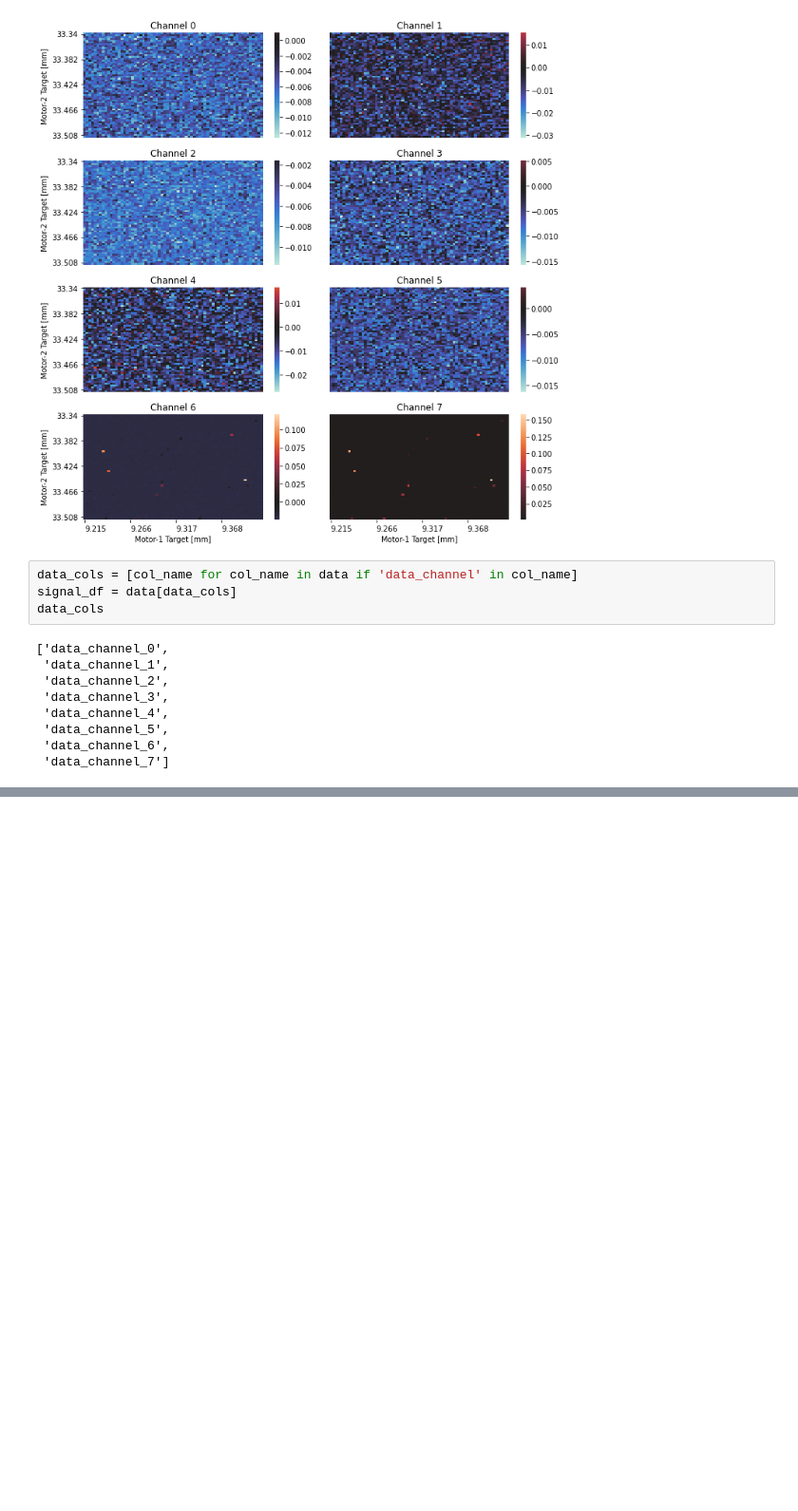
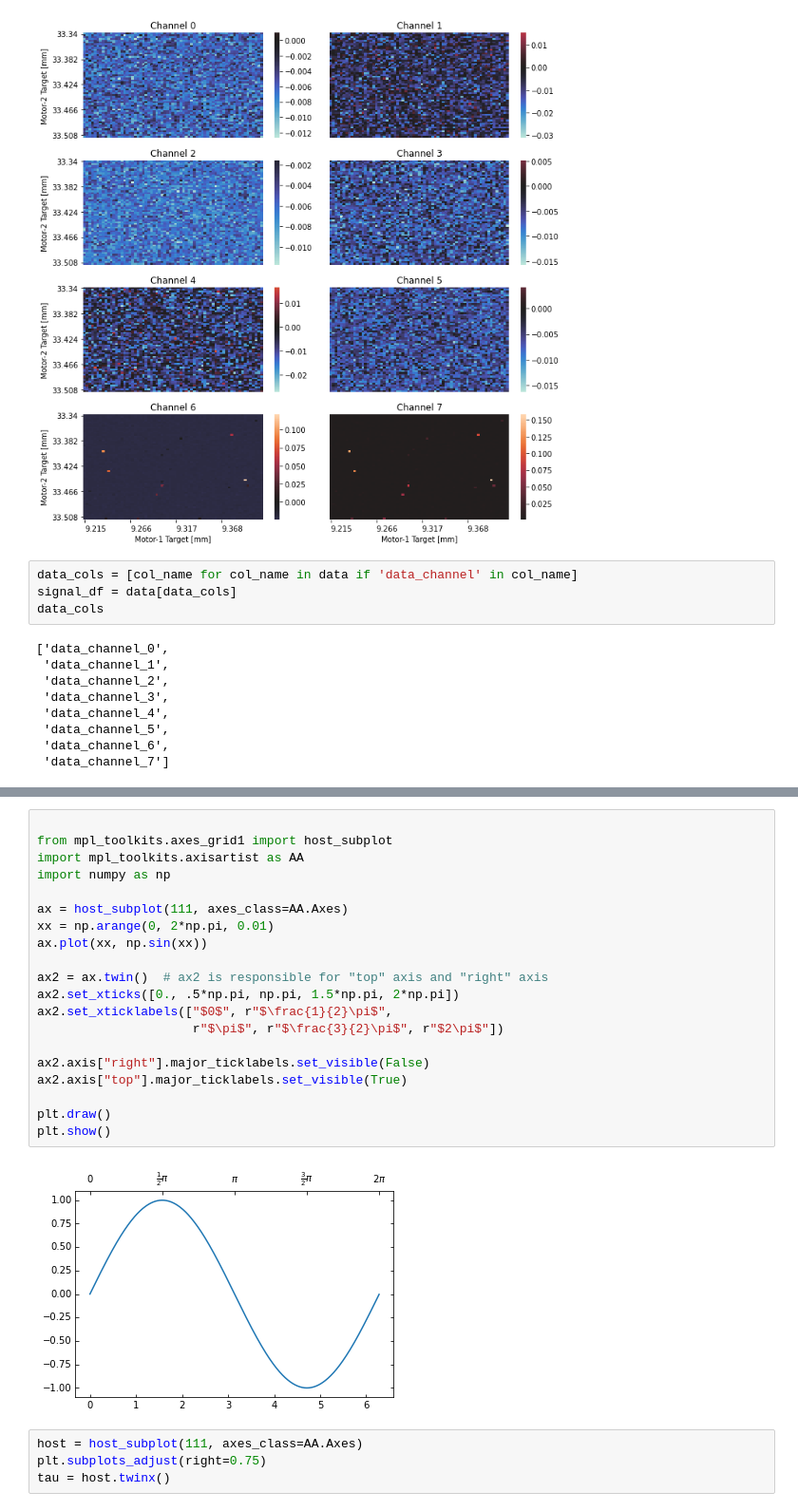
Before and after one commit to griffinbran/Chemical-Physics-Data-Visualization, a Jupyter notebook: code/Data-Cleaning.ipynb, the cells around one changed output, grey strips where cells are left out. Shown at 95% size. Cells and saved outputs as stored; diff of their text form; blank space fills up the shorter version.

```diff
--- a/code/Data-Cleaning.ipynb
+++ b/code/Data-Cleaning.ipynb
@@ -454,0 +600,26 @@ for axs in grid:
+# %%
+
+from mpl_toolkits.axes_grid1 import host_subplot
+import mpl_toolkits.axisartist as AA
+import numpy as np
+
+ax = host_subplot(111, axes_class=AA.Axes)
+xx = np.arange(0, 2*np.pi, 0.01)
+ax.plot(xx, np.sin(xx))
+
+ax2 = ax.twin()  # ax2 is responsible for "top" axis and "right" axis
+ax2.set_xticks([0., .5*np.pi, np.pi, 1.5*np.pi, 2*np.pi])
+ax2.set_xticklabels(["$0$", r"$\frac{1}{2}\pi$",
+                     r"$\pi$", r"$\frac{3}{2}\pi$", r"$2\pi$"])
+
+ax2.axis["right"].major_ticklabels.set_visible(False)
+ax2.axis["top"].major_ticklabels.set_visible(True)
+
+plt.draw()
+plt.show()
+# %% [output]
+[figure, added]
+# %%
+host = host_subplot(111, axes_class=AA.Axes)
+plt.subplots_adjust(right=0.75)
+tau = host.twinx()
```
Also changed, not shown: parts of 9 cells of this notebook, 2 other files.
